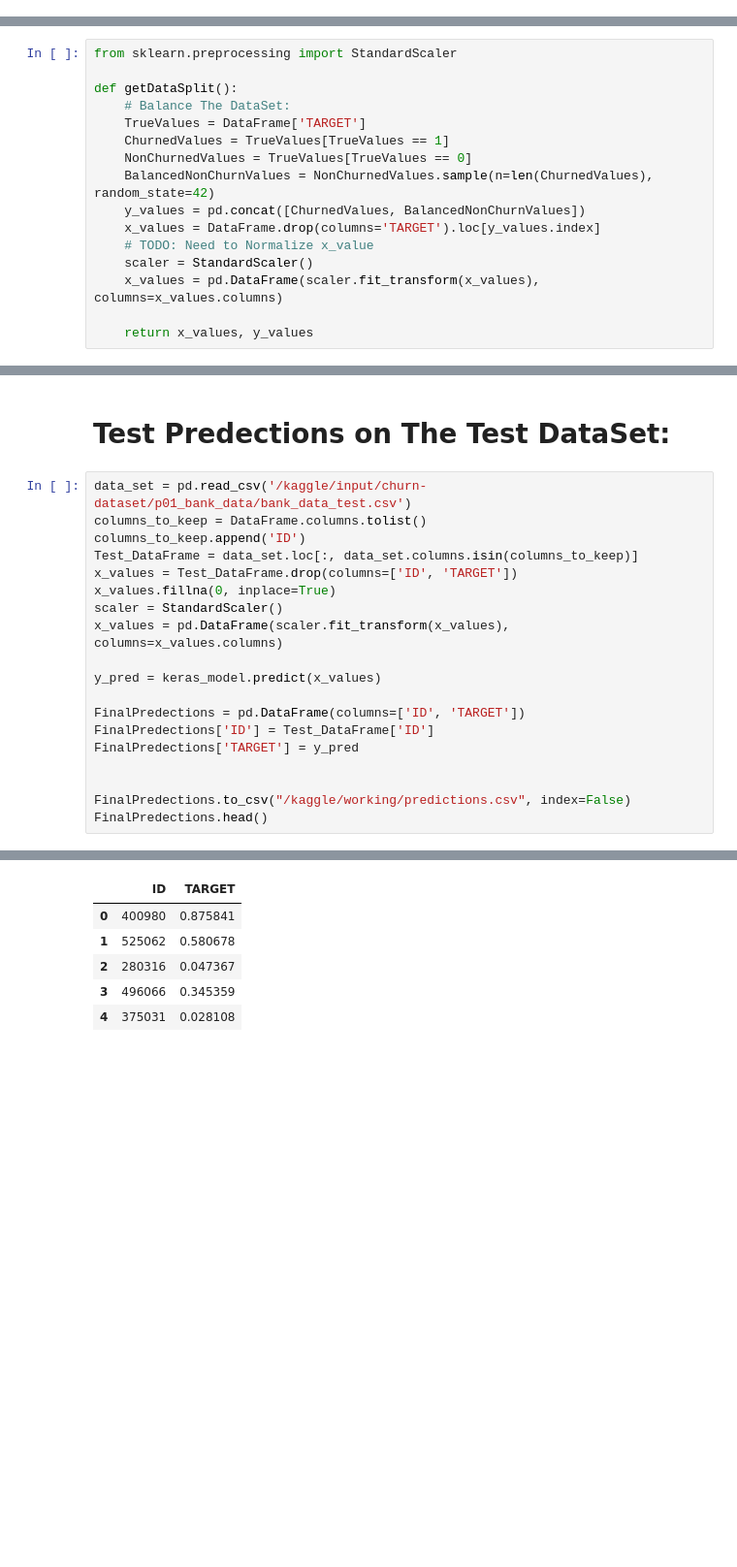
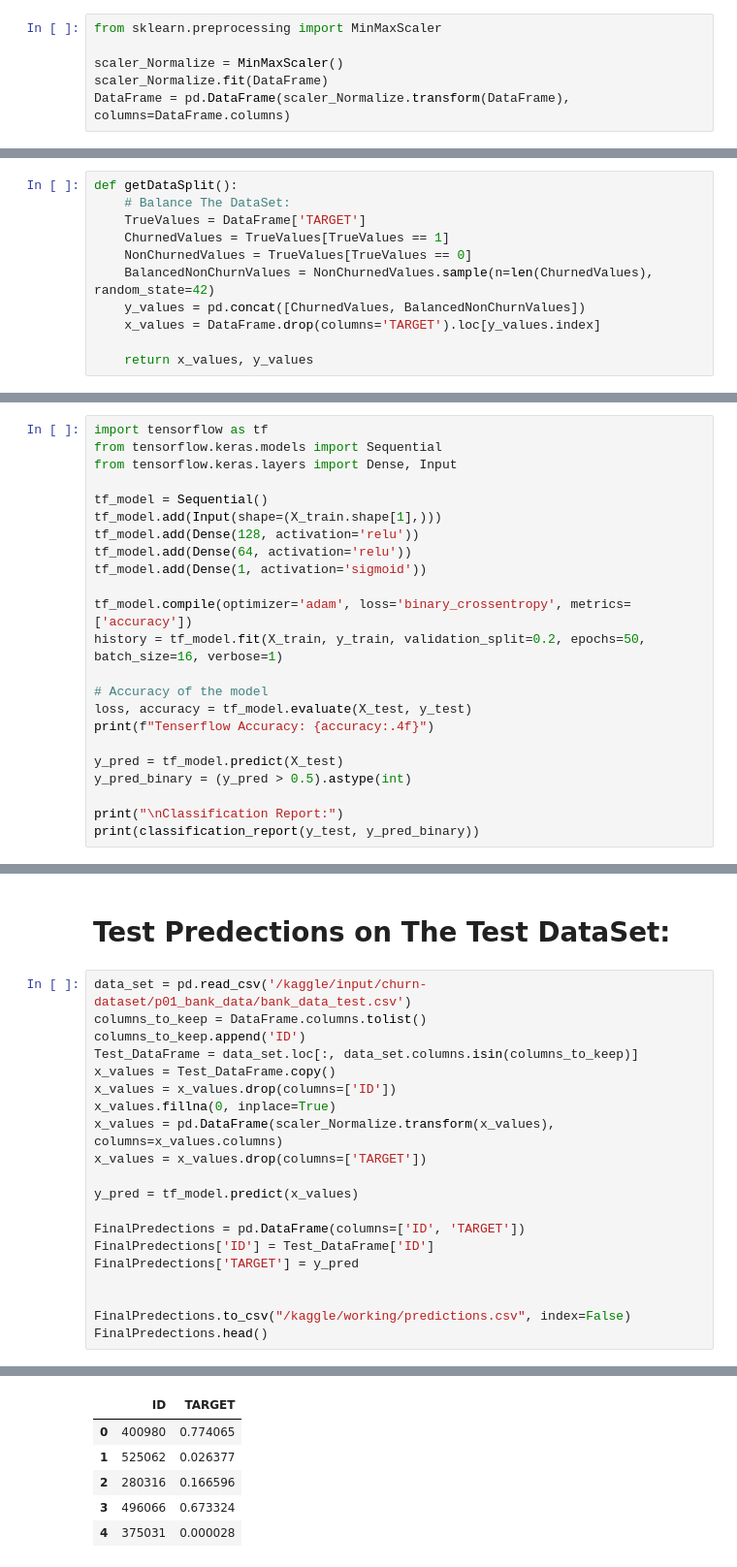
Before and after one commit to sboof911/Churn, a Jupyter notebook: churn.ipynb, the cells around one changed output, grey strips where cells are left out. Shown at 97% size. Cells and saved outputs as stored; diff of their text form; blank space fills up the shorter version.

```diff
--- a/churn.ipynb
+++ b/churn.ipynb
@@ -79,8 +81,12 @@ plt.show()
+# %%
+from sklearn.preprocessing import MinMaxScaler
+
+scaler_Normalize = MinMaxScaler()
+scaler_Normalize.fit(DataFrame)
+DataFrame = pd.DataFrame(scaler_Normalize.transform(DataFrame), columns=DataFrame.columns)
 # %% [markdown]
 # Balance The DataFrame:
 # %%
-from sklearn.preprocessing import StandardScaler
-
 def getDataSplit():
     # Balance The DataSet:
     TrueValues = DataFrame['TARGET']
@@ -89,9 +95,6 @@ def getDataSplit():
     BalancedNonChurnValues = NonChurnedValues.sample(n=len(ChurnedValues), random_state=42)
     y_values = pd.concat([ChurnedValues, BalancedNonChurnValues])
     x_values = DataFrame.drop(columns='TARGET').loc[y_values.index]
-    # TODO: Need to Normalize x_value
-    scaler = StandardScaler()
-    x_values = pd.DataFrame(scaler.fit_transform(x_values), columns=x_values.columns)
 
     return x_values, y_values
 # %% [markdown]
@@ -323,0 +322,23 @@ in
+# %%
+import tensorflow as tf
+from tensorflow.keras.models import Sequential
+from tensorflow.keras.layers import Dense, Input
+
+tf_model = Sequential()
+tf_model.add(Input(shape=(X_train.shape[1],)))
+tf_model.add(Dense(128, activation='relu'))
+tf_model.add(Dense(64, activation='relu'))
+tf_model.add(Dense(1, activation='sigmoid'))
+
+tf_model.compile(optimizer='adam', loss='binary_crossentropy', metrics=['accuracy'])
+history = tf_model.fit(X_train, y_train, validation_split=0.2, epochs=50, batch_size=16, verbose=1)
+
+# Accuracy of the model
+loss, accuracy = tf_model.evaluate(X_test, y_test)
+print(f"Tenserflow Accuracy: {accuracy:.4f}")
+
+y_pred = tf_model.predict(X_test)
+y_pred_binary = (y_pred > 0.5).astype(int)
+
+print("\nClassification Report:")
+print(classification_report(y_test, y_pred_binary))
@@ -328,27 +392,28 @@ in
 # %%
 data_set = pd.read_csv('/kaggle/input/churn-dataset/p01_bank_data/bank_data_test.csv')
 columns_to_keep = DataFrame.columns.tolist()
 columns_to_keep.append('ID')
 Test_DataFrame = data_set.loc[:, data_set.columns.isin(columns_to_keep)]
-x_values = Test_DataFrame.drop(columns=['ID', 'TARGET'])
+x_values = Test_DataFrame.copy()
+x_values = x_values.drop(columns=['ID'])
 x_values.fillna(0, inplace=True)
-scaler = StandardScaler()
-x_values = pd.DataFrame(scaler.fit_transform(x_values), columns=x_values.columns)
+x_values = pd.DataFrame(scaler_Normalize.transform(x_values), columns=x_values.columns)
+x_values = x_values.drop(columns=['TARGET'])
 
-y_pred = keras_model.predict(x_values)
+y_pred = tf_model.predict(x_values)
 
 FinalPredections = pd.DataFrame(columns=['ID', 'TARGET'])
 FinalPredections['ID'] = Test_DataFrame['ID']
 FinalPredections['TARGET'] = y_pred
 
 
 FinalPredections.to_csv("/kaggle/working/predictions.csv", index=False)
 FinalPredections.head()
 # %% [output]
 2775/2775 ━━━━━━━━━━━━━━━━━━━━ 3s 1ms/step
 |  | ID | TARGET |
-| 0 | 400980 | 0.875841 |
-| 1 | 525062 | 0.580678 |
-| 2 | 280316 | 0.047367 |
-| 3 | 496066 | 0.345359 |
-| 4 | 375031 | 0.028108 |
+| 0 | 400980 | 0.774065 |
+| 1 | 525062 | 0.026377 |
+| 2 | 280316 | 0.166596 |
+| 3 | 496066 | 0.673324 |
+| 4 | 375031 | 0.000028 |
```
Also changed, not shown: parts of 11 cells of this notebook.
